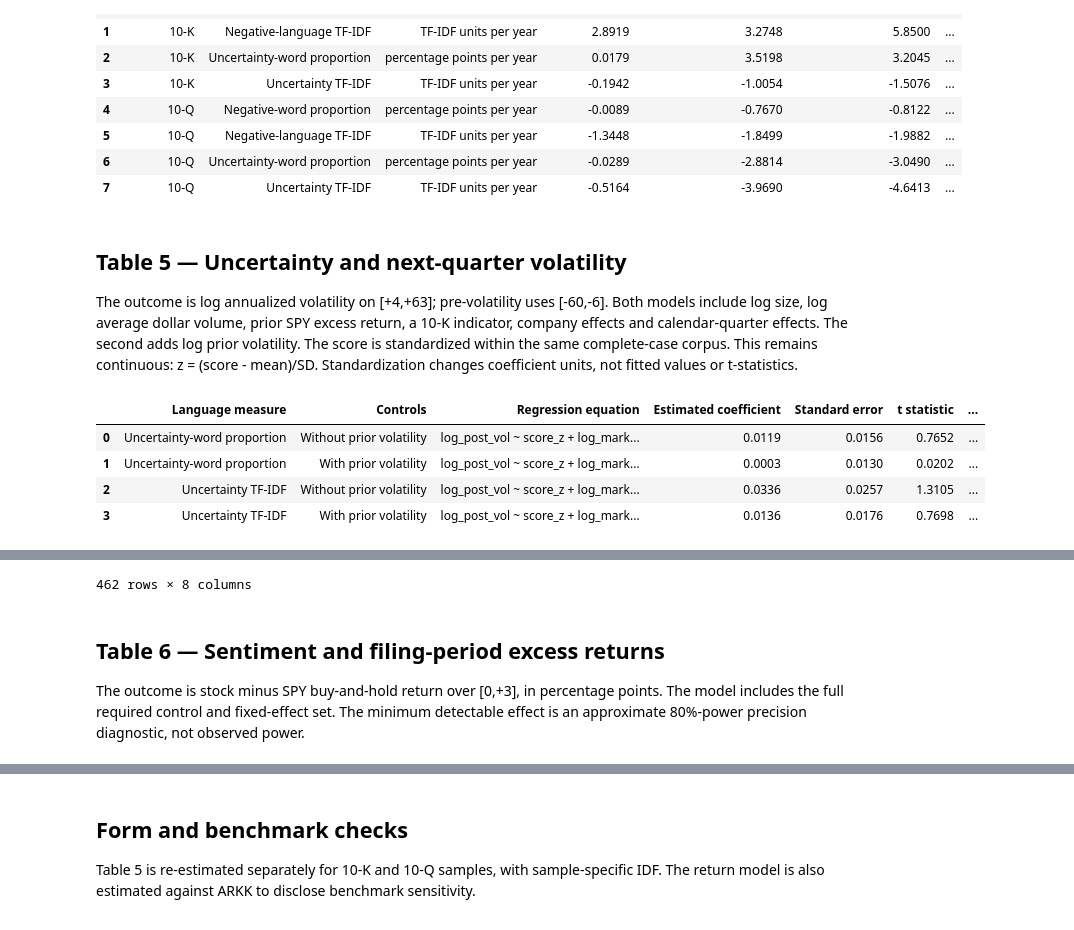
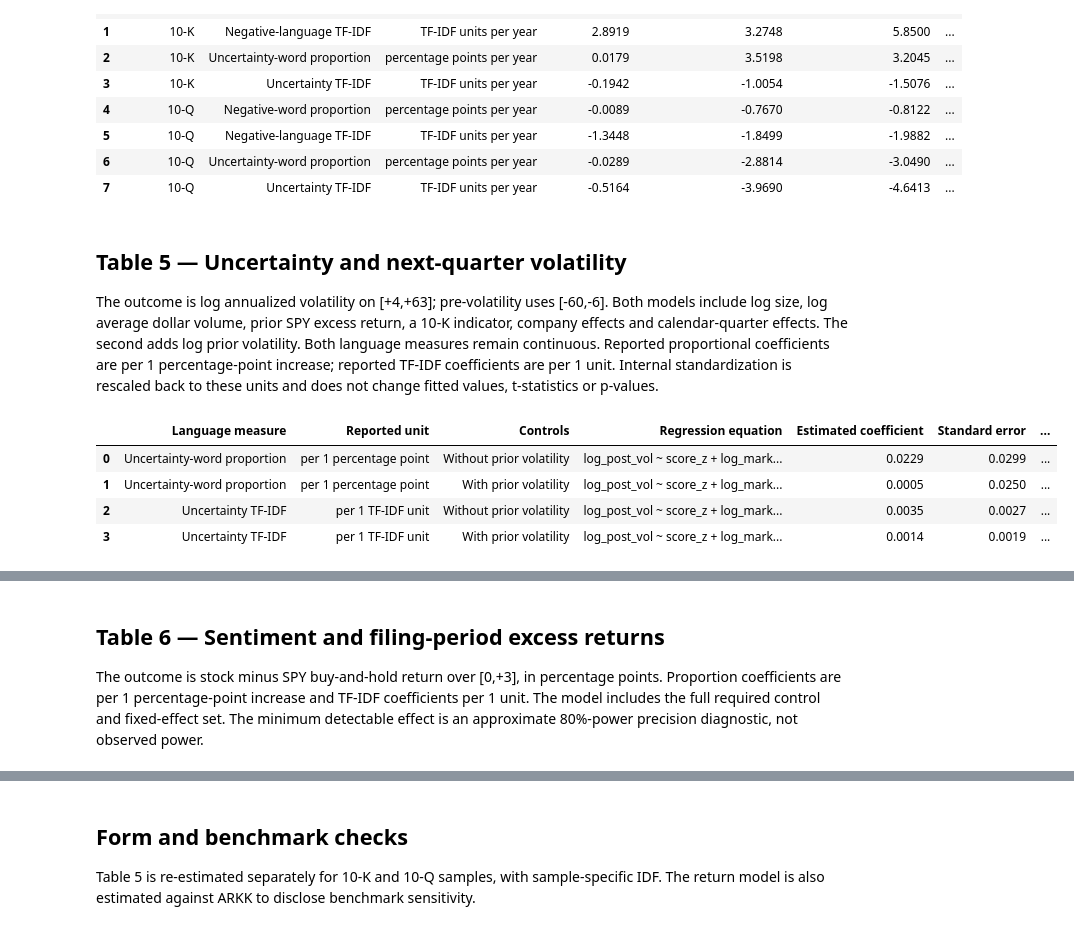
Before and after one commit to victor4628/FRE7871-NLP, a Jupyter notebook: assignment1.ipynb, the cells around one changed output, grey strips where cells are left out. Drawn from its saved outputs; the diff is of its cells as text; code cells hidden in the pictures.

Commit message:
Report outcome effects in original language units

```diff
--- a/assignment1.ipynb
+++ b/assignment1.ipynb
@@ -34,7 +34,7 @@ def show_table(frame):
               'uncertainty_prop':'Uncertainty-word proportion','uncertainty_tfidf':'Uncertainty TF-IDF',
               'without_pre_volatility':'Without prior volatility',
               'with_pre_volatility':'With prior volatility','with_controls':'With controls',
-              'score_z':'Language score (+1 standard deviation)',
+              'score_z':'Language score (standardized internally)',
               'log_market_value':'Company size (log market value)','log_pre_vol':'Prior volatility (log)',
               'log_dollar_volume':'Average dollar volume (log)',
               'prior_excess_return':'Prior SPY excess return'}
@@ -269,16 +269,19 @@ show_table(t4[['form','measure','unit','aggregate_beta','aggregate_ols_t','aggre
 | 7 | 10-Q | Uncertainty TF-IDF | TF-IDF units per year | -0.5164 | -3.9690 | -4.6413 | ... |
 # %% [markdown]
 ## Table 5 — Uncertainty and next-quarter volatility
-The outcome is log annualized volatility on [+4,+63]; pre-volatility uses [-60,-6]. Both models include log size, log average dollar volume, prior SPY excess return, a 10-K indicator, company effects and calendar-quarter effects. The second adds log prior volatility. The score is standardized within the same complete-case corpus. This remains continuous: z = (score - mean)/SD. Standardization changes coefficient units, not fitted values or t-statistics.
+The outcome is log annualized volatility on [+4,+63]; pre-volatility uses [-60,-6]. Both models include log size, log average dollar volume, prior SPY excess return, a 10-K indicator, company effects and calendar-quarter effects. The second adds log prior volatility. Both language measures remain continuous. Reported proportional coefficients are per 1 percentage-point increase; reported TF-IDF coefficients are per 1 unit. Internal standardization is rescaled back to these units and does not change fitted values, t-statistics or p-values.
 # %%
 t5=pd.read_csv(RESULTS/'table5.csv')
-show_table(t5[['measure','control_set','formula','beta','se','t','p','ci_low','ci_high','n','firms','corpus']])
+t5['Reported unit']=t5.measure.map(lambda x:'per 1 percentage point' if x.endswith('_prop') else 'per 1 TF-IDF unit')
+t5['unit_scale']=t5.apply(lambda r:.01/r.score_sd if r.measure.endswith('_prop') else 1/r.score_sd,axis=1)
+for col in ['beta','se','ci_low','ci_high']:
+    t5[col]=t5[col]*t5.unit_scale
+show_table(t5[['measure','Reported unit','control_set','formula','beta','se','t','p','ci_low','ci_high','n','firms','corpus']])
 assert t5.groupby('measure').corpus.nunique().eq(1).all()
 c=pd.read_csv(RESULTS/'all_regression_coefficients.csv')
-show_table(c.loc[c.model.isin(t5.model)])
 # %% [output]
-|  | Language measure | Controls | Regression equation | Estimated coefficient | Standard error | t statistic | ... |
-| 0 | Uncertainty-word proportion | Without prior volatility | log_post_vol ~ score_z + log_mark... | 0.0119 | 0.0156 | 0.7652 | ... |
-| 1 | Uncertainty-word proportion | With prior volatility | log_post_vol ~ score_z + log_mark... | 0.0003 | 0.0130 | 0.0202 | ... |
-| 2 | Uncertainty TF-IDF | Without prior volatility | log_post_vol ~ score_z + log_mark... | 0.0336 | 0.0257 | 1.3105 | ... |
-| 3 | Uncertainty TF-IDF | With prior volatility | log_post_vol ~ score_z + log_mark... | 0.0136 | 0.0176 | 0.7698 | ... |
+|  | Language measure | Reported unit | Controls | Regression equation | Estimated coefficient | Standard error | ... |
+| 0 | Uncertainty-word proportion | per 1 percentage point | Without prior volatility | log_post_vol ~ score_z + log_mark... | 0.0229 | 0.0299 | ... |
+| 1 | Uncertainty-word proportion | per 1 percentage point | With prior volatility | log_post_vol ~ score_z + log_mark... | 0.0005 | 0.0250 | ... |
+| 2 | Uncertainty TF-IDF | per 1 TF-IDF unit | Without prior volatility | log_post_vol ~ score_z + log_mark... | 0.0035 | 0.0027 | ... |
+| 3 | Uncertainty TF-IDF | per 1 TF-IDF unit | With prior volatility | log_post_vol ~ score_z + log_mark... | 0.0014 | 0.0019 | ... |
@@ -297,4 +288,3 @@ show_table(c.loc[c.model.isin(t5.model)])
-462 rows × 8 columns
 # %% [markdown]
 ## Table 6 — Sentiment and filing-period excess returns
-The outcome is stock minus SPY buy-and-hold return over [0,+3], in percentage points. The model includes the full required control and fixed-effect set. The minimum detectable effect is an approximate 80%-power precision diagnostic, not observed power.
+The outcome is stock minus SPY buy-and-hold return over [0,+3], in percentage points. Proportion coefficients are per 1 percentage-point increase and TF-IDF coefficients per 1 unit. The model includes the full required control and fixed-effect set. The minimum detectable effect is an approximate 80%-power precision diagnostic, not observed power.
```
Also changed, not shown: parts of 6 cells of this notebook, 6 other files.
